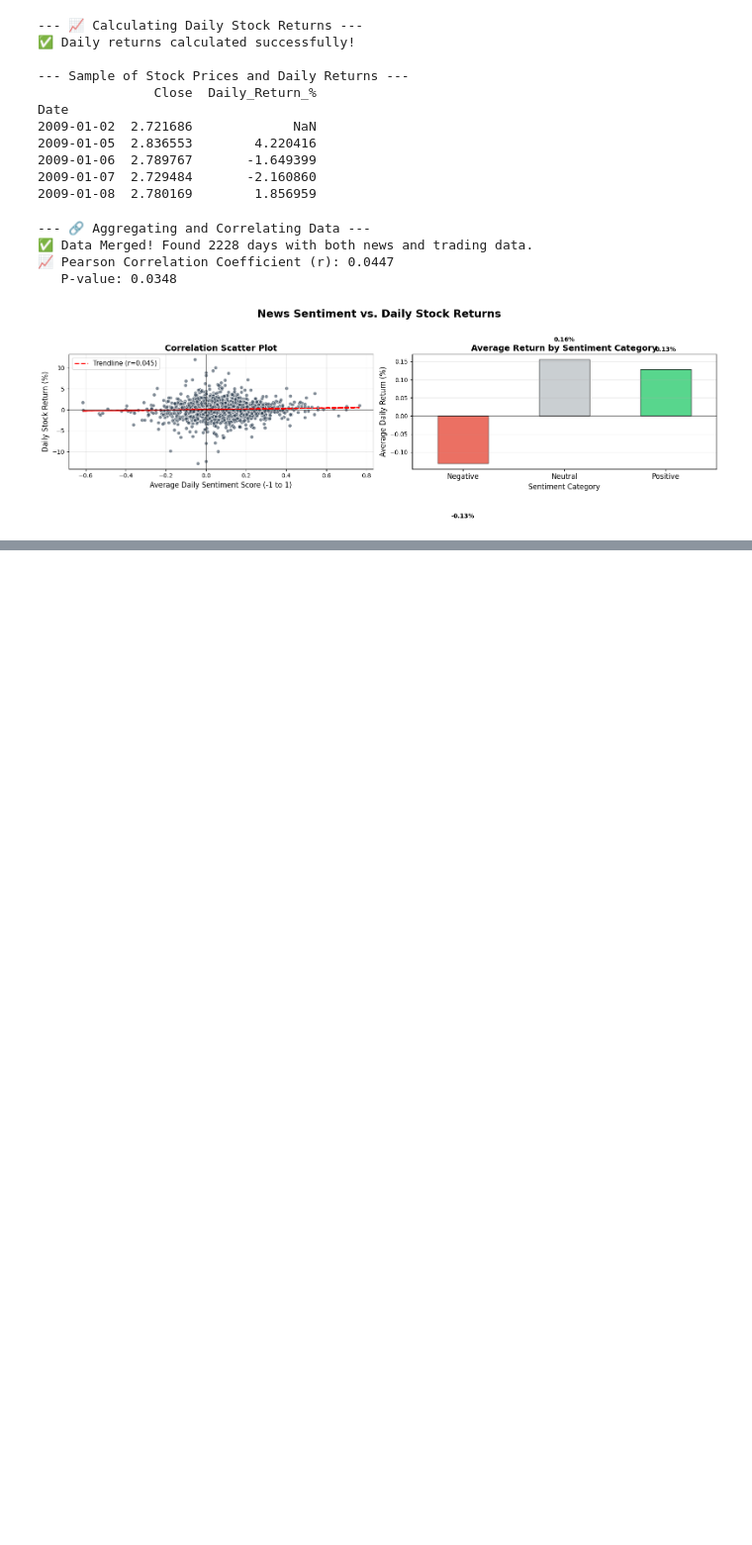
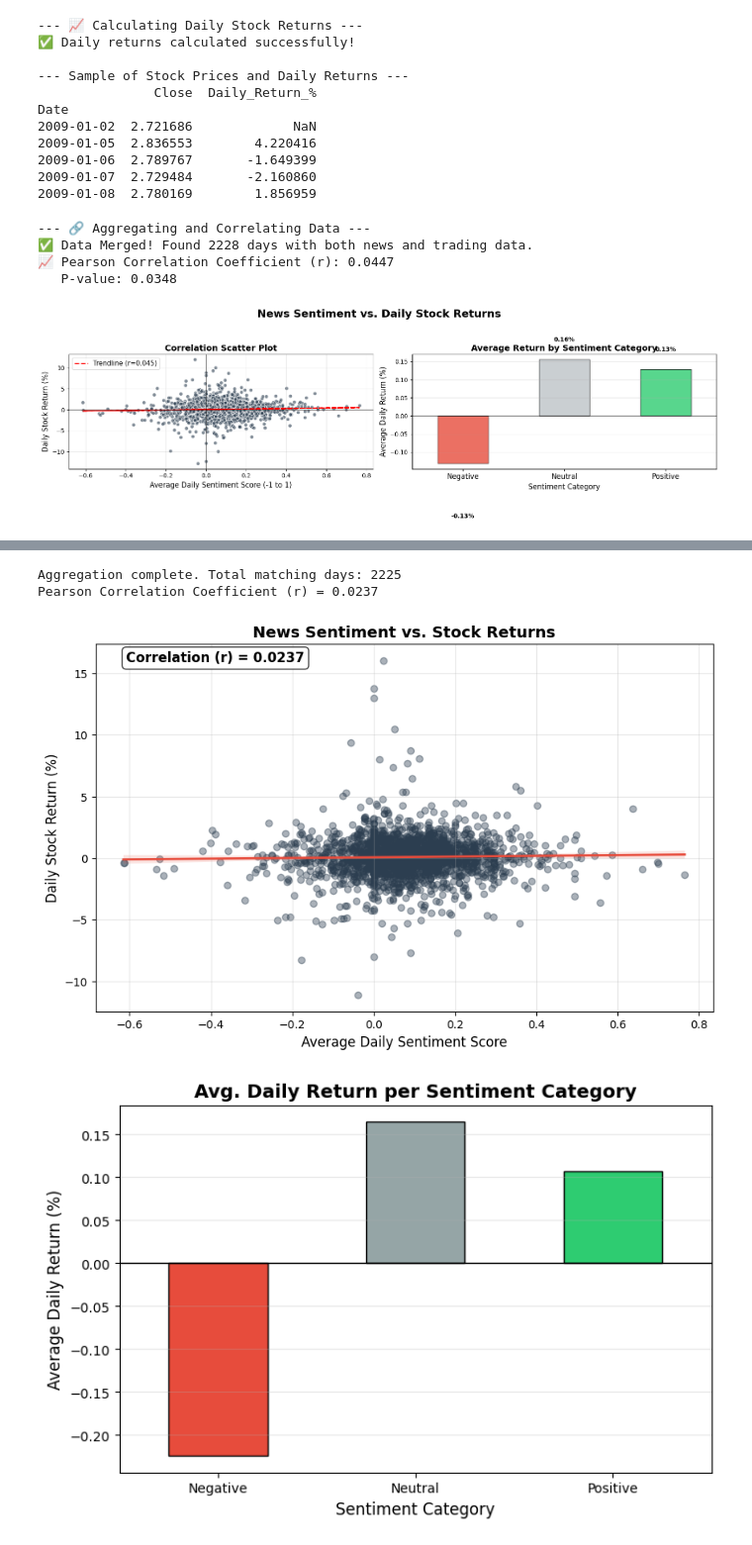
Before and after one commit to KetimTesfaye/news-sentiment-analysis, a Jupyter notebook: notebooks/03_correlation.ipynb, the cells around one changed output, grey strips where cells are left out. Shown at 99% size. Saved outputs shown, nothing was run; the diff lists cells and outputs as text; code cells hidden in the pictures; blank space fills up the shorter version.

```diff
--- a/notebooks/03_correlation.ipynb
+++ b/notebooks/03_correlation.ipynb
@@ -281,0 +310,59 @@ else:
+# %%
+import pandas as pd
+import seaborn as sns
+import matplotlib.pyplot as plt
+
+daily_sentiment = news_df.groupby('aligned_date')['sentiment'].mean().reset_index()
+daily_sentiment.rename(columns={'aligned_date': 'Date'}, inplace=True)
+daily_sentiment.set_index('Date', inplace=True)
+
+merged_df = pd.merge(df_clean[['Daily_Return_Pct']], daily_sentiment, left_index=True, right_index=True, how='inner')
+
+print(f"Aggregation complete. Total matching days: {len(merged_df)}")
+
+correlation = merged_df['sentiment'].corr(merged_df['Daily_Return_Pct'])
+print(f"Pearson Correlation Coefficient (r) = {correlation:.4f}")
+
+plt.figure(figsize=(10, 6))
+sns.regplot(x='sentiment', y='Daily_Return_Pct', data=merged_df,
+            scatter_kws={'alpha':0.4, 'color':'#2c3e50'},
+            line_kws={'color':'#e74c3c', 'lw':2})
+
+plt.title('News Sentiment vs. Stock Returns', fontsize=14, fontweight='bold')
+plt.xlabel('Average Daily Sentiment Score', fontsize=12)
+plt.ylabel('Daily Stock Return (%)', fontsize=12)
+
+plt.text(0.05, 0.95, f'Correlation (r) = {correlation:.4f}',
+         transform=plt.gca().transAxes, fontsize=12, fontweight='bold',
+         bbox=dict(boxstyle='round', facecolor='white', alpha=0.8))
+plt.grid(alpha=0.3)
+plt.show()
+
+def classify_sentiment(score):
+    if score > 0.05: return 'Positive'
+    elif score < -0.05: return 'Negative'
+    else: return 'Neutral'
+
+merged_df['Sentiment_Class'] = merged_df['sentiment'].apply(classify_sentiment)
+
+category_returns = merged_df.groupby('Sentiment_Class')['Daily_Return_Pct'].mean()
+
+plt.figure(figsize=(8, 5))
+colors = {'Negative': '#e74c3c', 'Neutral': '#95a5a6', 'Positive': '#2ecc71'}
+category_order = ['Negative', 'Neutral', 'Positive']
+category_returns.reindex(category_order).plot(
+    kind='bar', color=[colors[c] for c in category_order], edgecolor='black'
+)
+
+plt.title('Avg. Daily Return per Sentiment Category', fontsize=14, fontweight='bold')
+plt.xlabel('Sentiment Category', fontsize=12)
+plt.ylabel('Average Daily Return (%)', fontsize=12)
+plt.xticks(rotation=0)
+plt.axhline(0, color='black', linewidth=1)
+plt.grid(axis='y', alpha=0.3)
+plt.show()
+# %% [output]
+Aggregation complete. Total matching days: 2225
+Pearson Correlation Coefficient (r) = 0.0237
+[figure, added]
+[figure, added]
```
Also changed, not shown: parts of 7 cells of this notebook.
